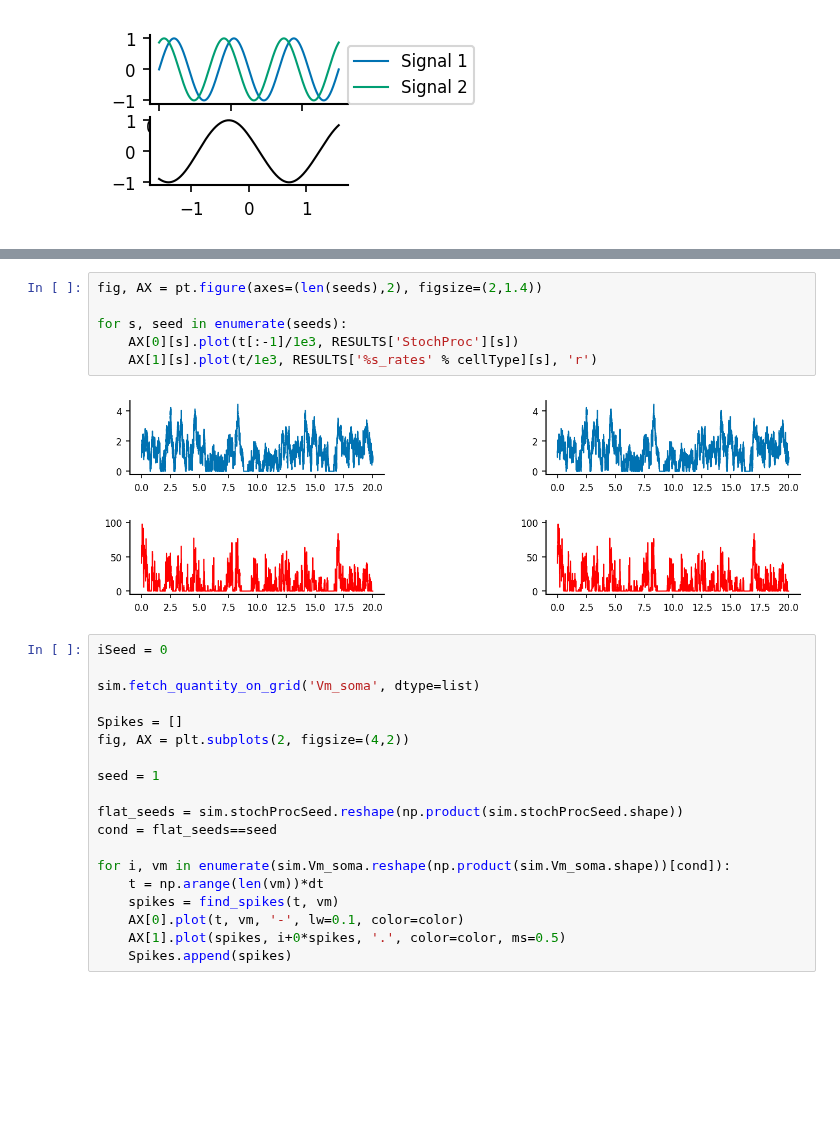
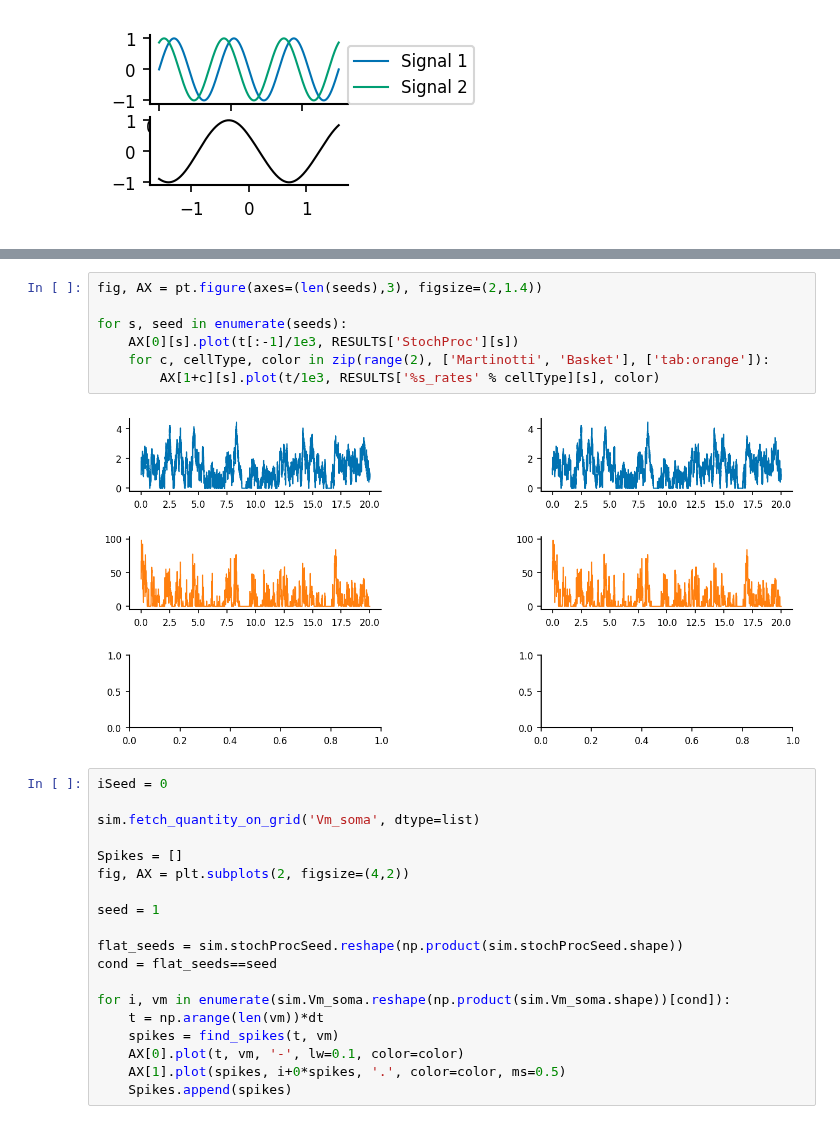
Before and after one commit to yzerlaut/pv-sst-dendrites, a Jupyter notebook: biophysical_modelling/detailed_model/OU-input.ipynb, the cells around one changed output, grey strips where cells are left out. Saved outputs shown, nothing was run; the diff lists cells and outputs as text; blank space fills up the shorter version.

```diff
--- a/biophysical_modelling/detailed_model/OU-input.ipynb
+++ b/biophysical_modelling/detailed_model/OU-input.ipynb
@@ -129,14 +132,15 @@ for s, seed in enumerate(seeds):
 (119, 1)
 (101, 1)
 seed 1 10.43665362084964
-# %%
-fig, AX = pt.figure(axes=(len(seeds),2), figsize=(2,1.4))
-
-for s, seed in enumerate(seeds):
-    AX[0][s].plot(t[:-1]/1e3, RESULTS['StochProc'][s])
-    AX[1][s].plot(t/1e3, RESULTS['%s_rates' % cellType][s], 'r')
-# %% [output]
-[figure, removed]
+# %%
+fig, AX = pt.figure(axes=(len(seeds),3), figsize=(2,1.4))
+
+for s, seed in enumerate(seeds):
+    AX[0][s].plot(t[:-1]/1e3, RESULTS['StochProc'][s])
+    for c, cellType, color in zip(range(2), ['Martinotti', 'Basket'], ['tab:orange']):
+        AX[1+c][s].plot(t/1e3, RESULTS['%s_rates' % cellType][s], color)
+# %% [output]
+[figure, added]
 # %%
 iSeed = 0
 
```
Also changed, not shown: parts of 3 cells of this notebook, 2 other files.
